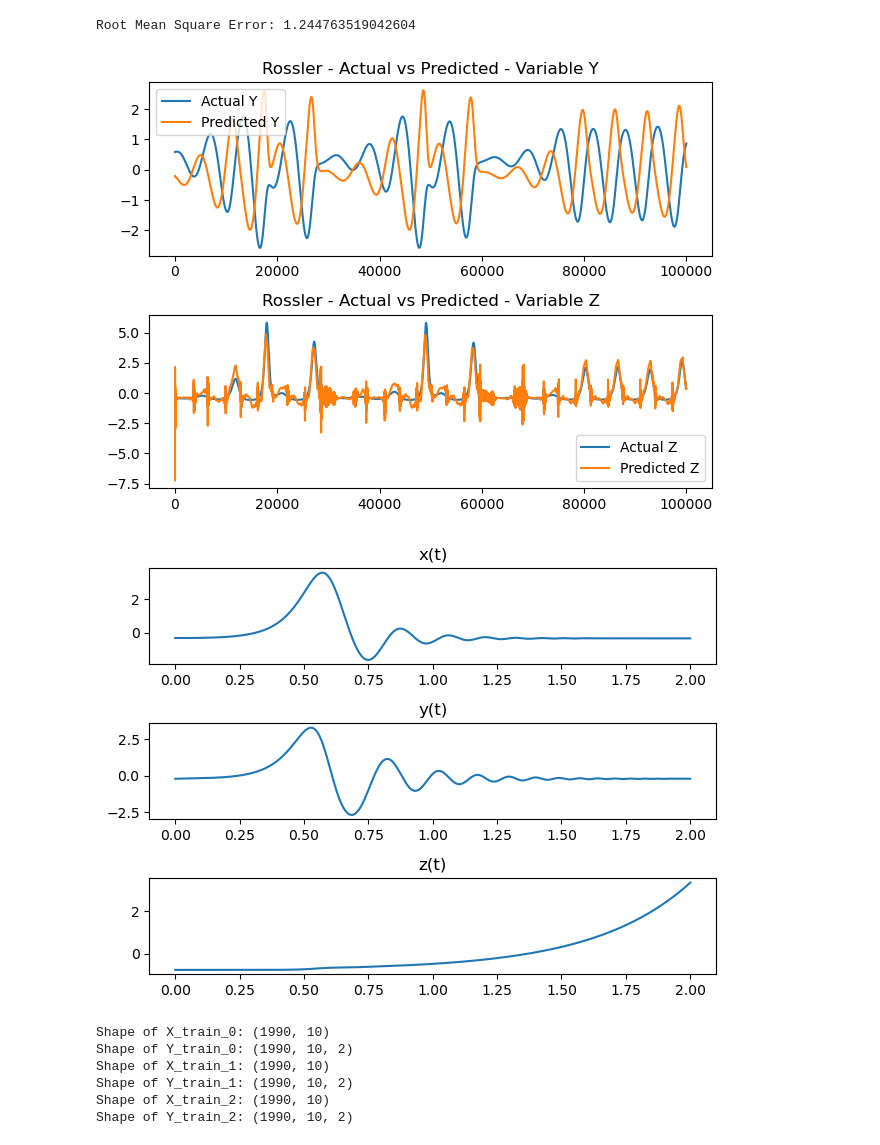
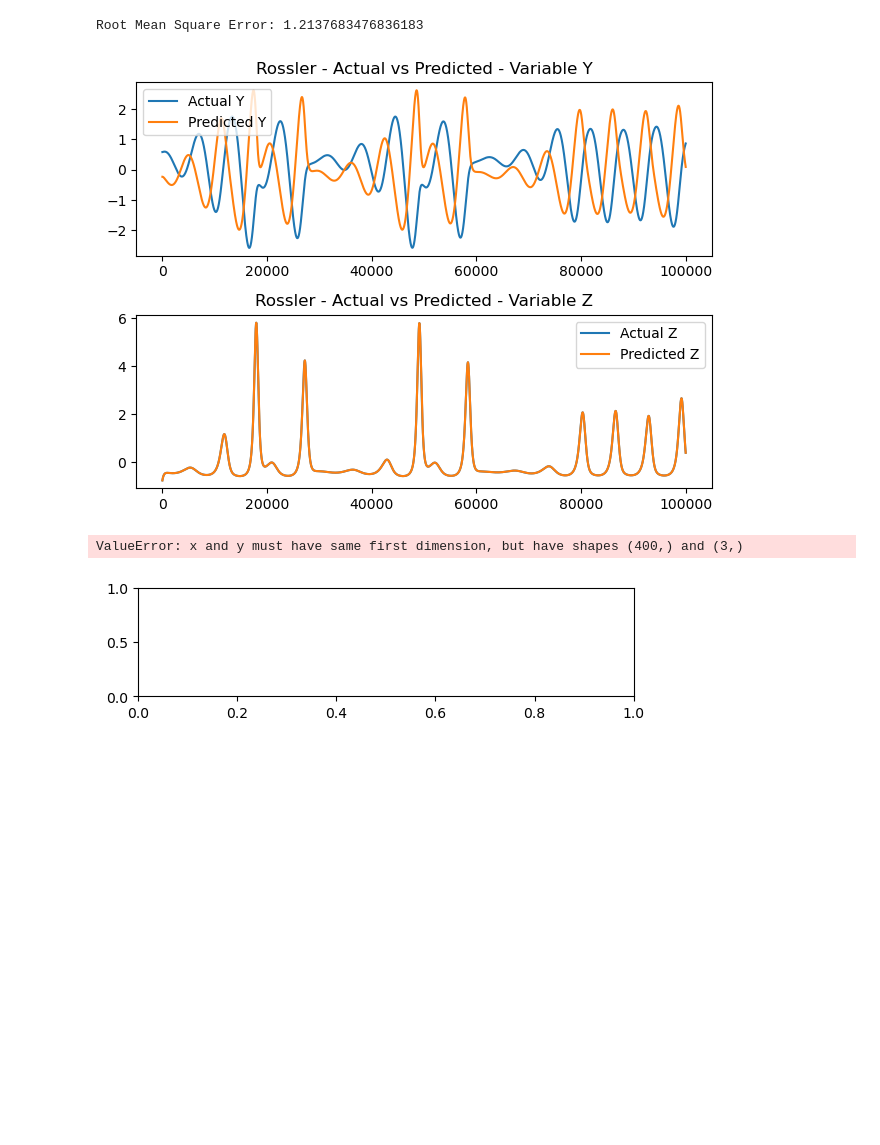
Before and after one commit to econnerty/CSCE-790-NN, a Jupyter notebook: hw1/problem7.ipynb, the cells around one changed output. Saved outputs shown, nothing was run; the diff lists cells and outputs as text; code cells hidden in the pictures; blank space fills up the shorter version.

```diff
--- a/hw1/problem7.ipynb
+++ b/hw1/problem7.ipynb
@@ -17,7 +17,7 @@ b = 2.0
 c = 4.0
 
 # Initial conditions
-Y = np.array([0.1, 0, 0])
+Y = np.array([0.0, 0, 0])
 
 # Time step and total time
 dt = 0.001
@@ -84,15 +84,15 @@ from sklearn.linear_model import LinearRegression
 from sklearn.metrics import mean_squared_error
 from math import sqrt
 
-N = 200  # Reservoir size
+N = 1000  # Reservoir size
 M = 10  # Input size, based on your data
 P = 2  # Output size
-a = 0.3  # Leakage rate
+a = 1.0  # Leakage rate
 dt = .001  # Time step, assuming discrete steps in your time series
-D = 10  # Average degree of reservoir nodes
+D = 20  # Average degree of reservoir nodes
 q = 1.2  # Spectral radius
-r = 0.5  # Input layer scaling
-n = 0.01  # Bias term
+r = 1.0  # Input layer scaling
+n = 1.0  # Bias term
 
 def predict(A, Win, Wout, input_seq):
     T, _ = input_seq.shape
@@ -188,8 +188,8 @@ plt.title('Rossler - Actual vs Predicted - Variable Z')
 plt.tight_layout()
 plt.show()
 # %% [output]
-Root Mean Square Error: 1.244763519042604
+Root Mean Square Error: 1.2137683476836183
-[figure, old version]
+[figure, new version]
 # %%
 import numpy as np
 import matplotlib.pyplot as plt
@@ -200,20 +200,20 @@ def lorenz(Y, t, a, b, c):
     x, y, z = Y
     dxdt = -a * x + a * y
     dydt = b * x - y - x * z
-    dzdt = c * z + x * y
+    dzdt = -c * z + x * y
     return [dxdt, dydt, dzdt]
 
 # Parameters
-a = 10.0
-b = 28.0
-c = 8.0/3.0
+a = 10.
+b = 28.
+c = 8./3.
 
 # Initial conditions
-Y = np.array([0.1, 0.0, 0.0])
+Y = np.array([1.0, 1.0, 1.0])
 
 # Time step and total time
-dt = 0.001
-T = 2
+dt = 0.05
+T = 20
 n_steps = int(T/dt)
 
 # Time grid for integration
@@ -221,7 +221,7 @@ t = np.linspace(0, T, n_steps)
 
 # Solve the differential equations using odeint
 solution_lorenz = odeint(lorenz, Y, t, args=(a, b, c))
-solution_lorenz = zscore(solution_lorenz, axis=0)  # Normalize the solution
+#solution_lorenz = zscore(solution_lorenz, axis=0)  # Normalize the solution
 
 # Plot the solution
 plt.figure()
@@ -230,40 +230,35 @@ plt.plot(t, solution_lorenz[:, 0])
 plt.title('x(t)')
 plt.subplot(3, 1, 2)
 plt.plot(t, solution_lorenz[:, 1])
 plt.title('y(t)')
 plt.subplot(3, 1, 3)
 plt.plot(t, solution_lorenz[:, 2])
 plt.title('z(t)')
 plt.tight_layout()
 plt.show()
 
 # Define function to create training data for reservoir computing
 def create_rc_training_data_multi_lorenz(solution, N):
     data = {}
     for i in range(3):  # For each coordinate (x, y, z)
         X, Y = [], []
         for j in range(len(solution) - N):
             X.append(solution[j:j+N, i])
             Y.append(np.delete(solution[j:j+N, :], i, axis=1))
         data[f"X_train_{i}"] = np.array(X)
         data[f"Y_train_{i}"] = np.array(Y)
     return data
 
 # Create training data with sequence length N
 N = 10
 training_data_lorenz = create_rc_training_data_multi_lorenz(solution_lorenz, N)
 
 # Print shape of training data
 for k, v in training_data_lorenz.items():
     print(f"Shape of {k}:", v.shape)
 # %% [output]
+ValueError: x and y must have same first dimension, but have shapes (400,) and (3,)
-[figure, old version]
+[figure, new version]
-Shape of X_train_0: (1990, 10)
-Shape of Y_train_0: (1990, 10, 2)
-Shape of X_train_1: (1990, 10)
-Shape of Y_train_1: (1990, 10, 2)
-Shape of X_train_2: (1990, 10)
-Shape of Y_train_2: (1990, 10, 2)
 # %%
 from sklearn.linear_model import LinearRegression
 from sklearn.metrics import mean_squared_error
```
Also changed, not shown: parts of 2 cells of this notebook, 7 other files.
